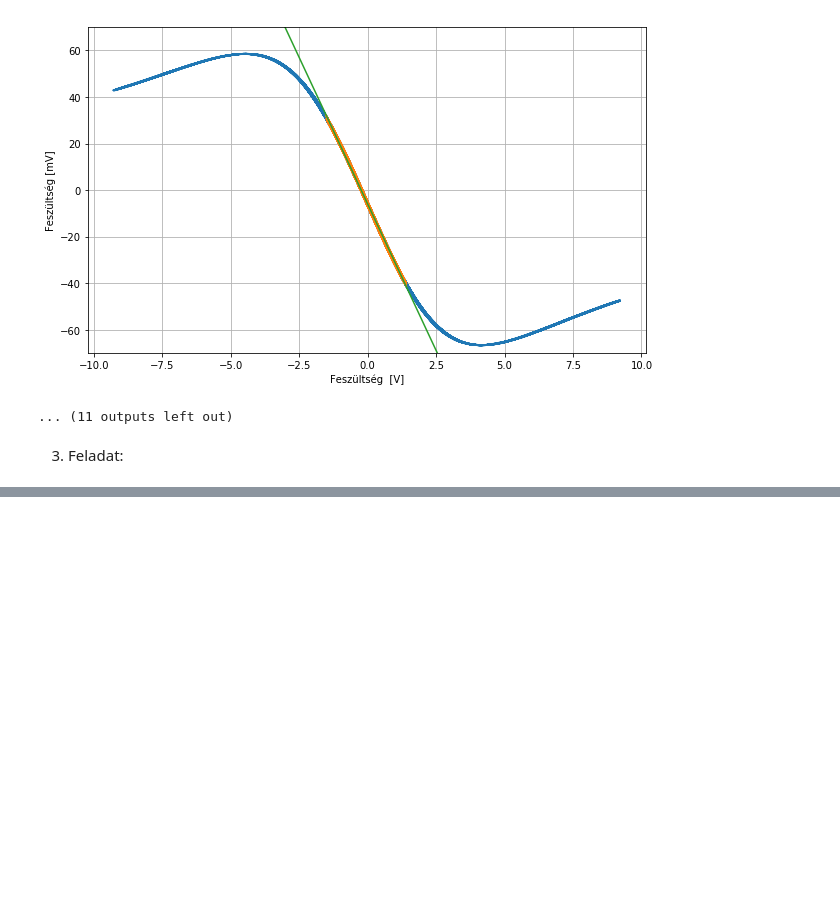
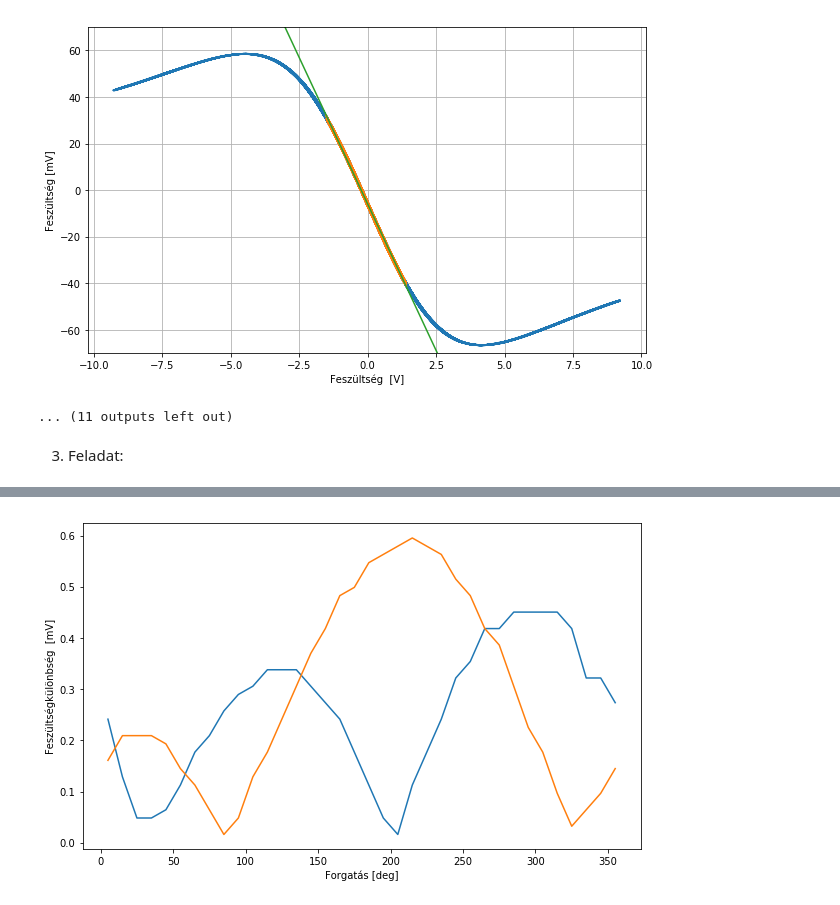
Before and after one commit to martonvavrik/FizLab, a Jupyter notebook: hfizlab2/01amr.ipynb, the cells around one changed output, grey strips where cells are left out. Drawn from its saved outputs; the diff is of its cells as text; code cells hidden in the pictures; blank space fills up the shorter version.

```diff
--- a/hfizlab2/01amr.ipynb
+++ b/hfizlab2/01amr.ipynb
@@ -159,7 +266,9 @@ E:\marci main\bme\hfizlab2\01amr\2-30.txt
 # %%
 j=0
-tap = []
-for filename in glob.glob(os.path.join(path, '3-*txt')):
+deg = []
+d1 = []
+d2 = []
+for filename in glob.glob(os.path.join(path, '4-*txt')):
     j=j+1
     print(filename)
     i=0
@@ -178,21 +287,28 @@ for filename in glob.glob(os.path.join(path, '3-*txt')):
                     #or cut in range(300):
                     #f abs(a)<0.8
                     t.append(float(line.split("\t")[0]))
-                    v1.append(float(line.split("\t")[1])-offset)
+                    v1.append(float(line.split("\t")[1]))
                     v2.append(float(line.split("\t")[2]))
                     v3.append(float(line.split("\t")[3]))
                 except:
                     print("")
 
-    v1 = list(v1 - offset)
+    deg.append(j*5-5)
+    #plt.figure(figsize=(10,6))
+    #plt.plot(v1,v2)
+    #plt.plot(t,v1,t,v2)
+    #plt.hist(v1,bins = 50)
 
-    plt.figure(figsize=(10,6))
-    plt.plot(v3,v1)
-    plt.ylabel("Feszültség [mV]")
-    plt.xlabel("Feszültség  [V]")
-    plt.ylim(-70,70)
+    v1.sort()
+    d1.append(v1[int(3*len(v1)/4)]-v1[int(len(v1)/4)])
+    v2.sort()
+    d2.append(v2[int(3*len(v2)/4)]-v2[int(len(v2)/4)])
+
+    #plt.ylabel("Feszültség [mV]")
+    #plt.xlabel("Feszültség  [V]")
+    #plt.ylim(-70,70)
     #plt.xlim(-1.70,1.70)
-    plt.grid(True)
-    plt.savefig(filename[:-4]+".pdf")
-    plt.show()
+    #plt.grid(True)
+    #plt.savefig(filename[:-4]+".pdf")
+    #plt.show()
 # %% [output]
@@ -211,0 +332,10 @@ E:\marci main\bme\hfizlab2\01amr\3-25.txt
+# %%
+plt.figure(figsize=(10,6))
+plt.ylabel("Feszültségkülönbség  [mV]")
+plt.xlabel("Forgatás [deg]")
+plt.plot(deg,d2)
+plt.plot(deg,d1)
+plt.savefig("4.pdf")
+plt.show()
+# %% [output]
+[figure, added]
```
Also changed, not shown: parts of 5 cells of this notebook.
